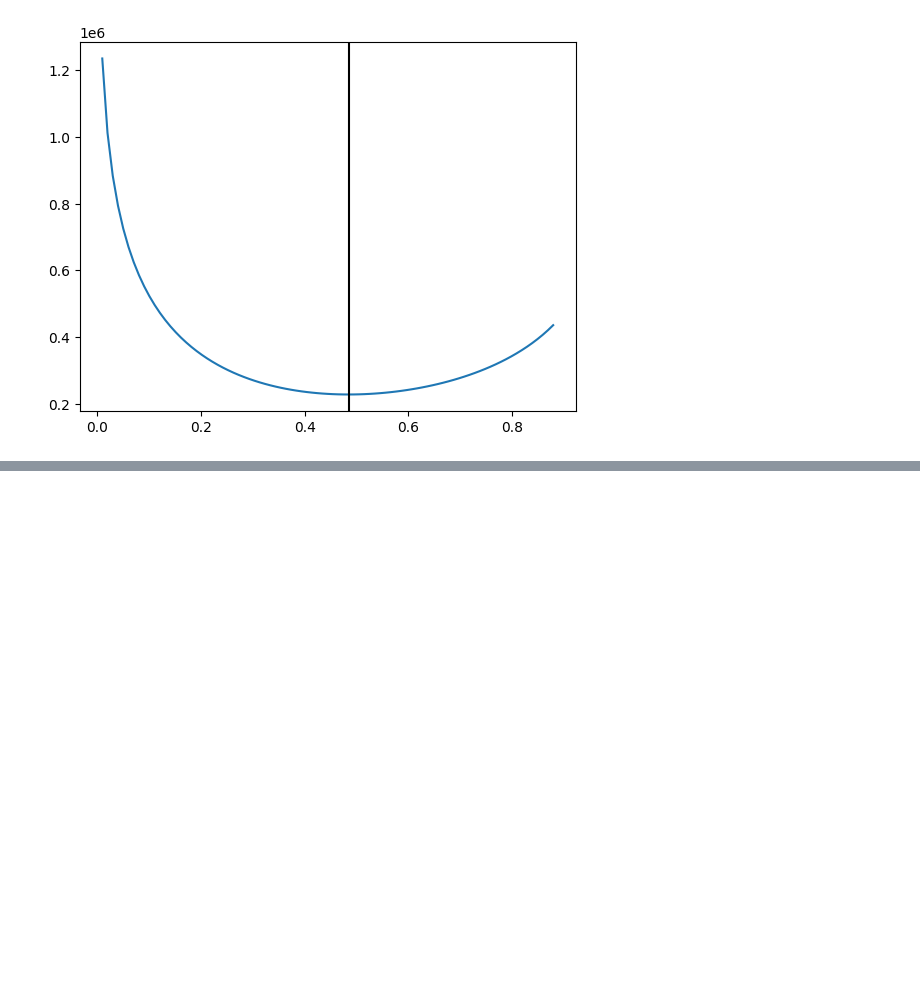
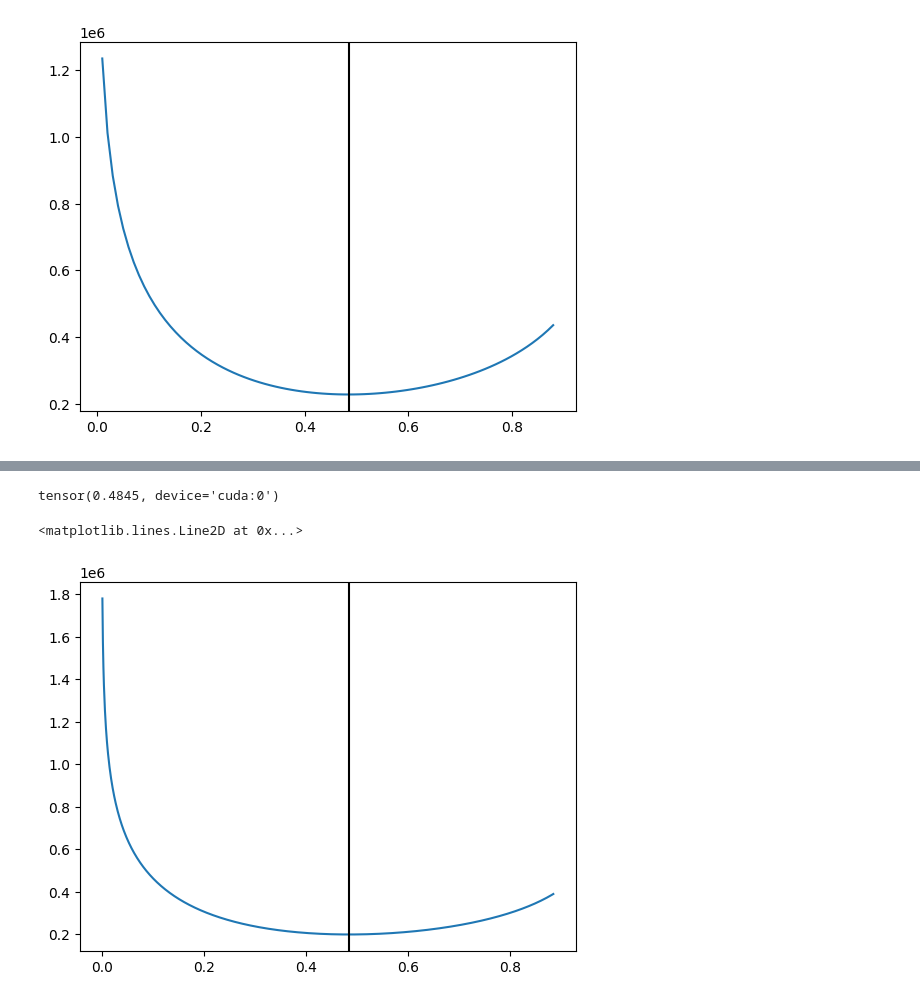
Before and after one commit to JanSchering/Thesis, a Jupyter notebook: si_model/SI_Experiment4.ipynb, the cells around one changed output, grey strips where cells are left out. Cells and saved outputs as stored; diff of their text form; code cells hidden in the pictures; blank space fills up the shorter version.

```diff
--- a/si_model/SI_Experiment4.ipynb
+++ b/si_model/SI_Experiment4.ipynb
@@ -276,0 +383,9 @@ tensor(0.4848, device='cuda:0')
+# %%
+plt.plot(betas.cpu(), t.tensor(likelihoods))
+min_l = min(likelihoods)
+print(betas[likelihoods.index(min_l)])
+plt.axvline(x=betas[likelihoods.index(min_l)].cpu(), color='black')
+# %% [output]
+tensor(0.4845, device='cuda:0')
+<matplotlib.lines.Line2D at 0x...>
+[figure, added]
```
Also changed, not shown: parts of 15 cells of this notebook.
